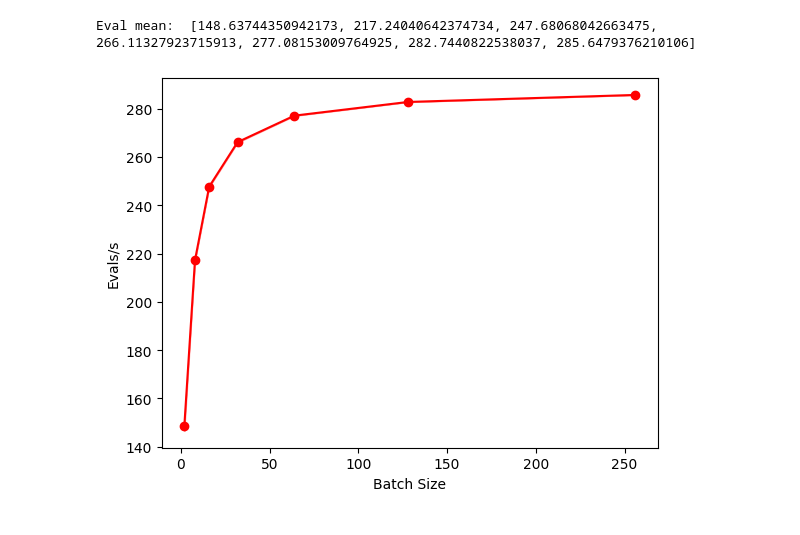
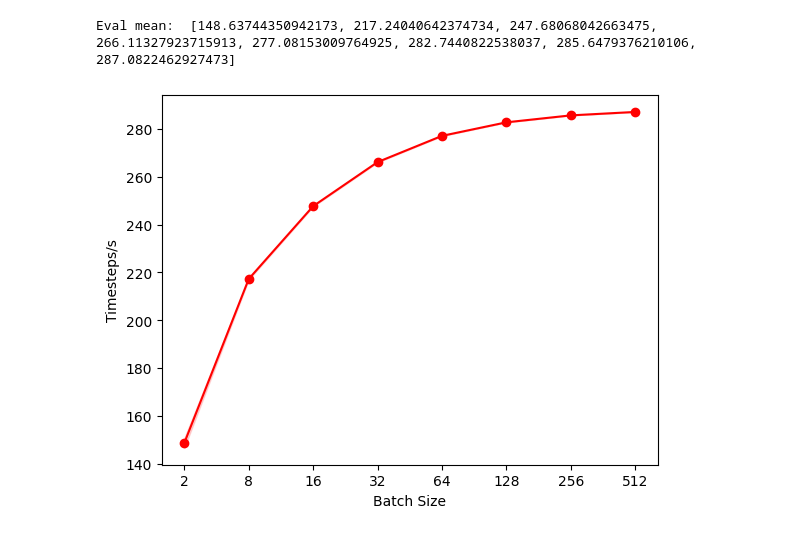
Before and after one commit to tomalner18/MAax, a Jupyter notebook: notebooks/benchmarking/systems/batch_graph.ipynb, the cells around one changed output. Drawn from its saved outputs; the diff is of its cells as text; code cells hidden in the pictures.

```diff
--- a/notebooks/benchmarking/systems/batch_graph.ipynb
+++ b/notebooks/benchmarking/systems/batch_graph.ipynb
@@ -11,14 +11,16 @@ with open('batch_times_avg_100.json', 'r') as f1:
     data1 = json.load(f1)
 # %%
 # Process data
-x_values = sorted(map(int, set(data1.keys())))
+x_values = list(data1.keys())
 mean1_values = []
 std1_values = []
 
 unjit_times = dict()
 
+# x_values = x_values[:-1]
+
 for x in x_values:
-    times1 = data1[str(x)][1:]  # Discard the first entry
+    times1 = data1[x][1:]  # Discard the first entry
     unjit_times[x] = data1[str(x)][1]
     mean1 = np.mean(times1)
     std1 = np.std(times1)
@@ -29,11 +31,11 @@ for x in x_values:
 eval_mean_values = []
 eval_std_values = []
 
-eval_batch_sizes = x_values[:-1]
+eval_batch_sizes = x_values
 
 for x in eval_batch_sizes:
     times = np.asarray(data1[str(x)][1:])  # Discard the first entry
-    evals_per_sec = (100 * x) / times
+    evals_per_sec = (100 * int(x)) / times
     mean = np.mean(evals_per_sec)
     std = np.std(evals_per_sec)
     eval_mean_values.append(mean)
@@ -41,18 +43,17 @@ for x in eval_batch_sizes:
 
 print("Eval mean: ", eval_mean_values)
 # %% [output]
-Eval mean:  [148.63744350942173, 217.24040642374734, 247.68068042663475, 266.11327923715913, 277.08153009764925, 282.7440822538037, 285.6479376210106]
+Eval mean:  [148.63744350942173, 217.24040642374734, 247.68068042663475, 266.11327923715913, 277.08153009764925, 282.7440822538037, 285.6479376210106, 287.0822462927473]
 # %%
 # Plotting
 plt.plot(eval_batch_sizes, eval_mean_values, marker='o', color='red')
 plt.fill_between(eval_batch_sizes, np.array(eval_mean_values) - np.array(eval_std_values),
                  np.array(eval_mean_values) + np.array(eval_std_values),
-                 alpha=0.3, color='red')
+                 alpha=0.15, color='red')
 plt.xlabel('Batch Size')
-plt.ylabel('Evals/s')
-# plt.title('Influence of Object Count and Type on Rollout Execution Time')
-plt.savefig('batch_evals.png')
+plt.ylabel('Timesteps/s')
+plt.savefig('batch_steps.png')
 plt.show()
 # %% [output]
-[figure, old version]
+[figure, new version]
 # %%
```
Also changed, not shown: parts of 1 cell of this notebook, 25 other files.
